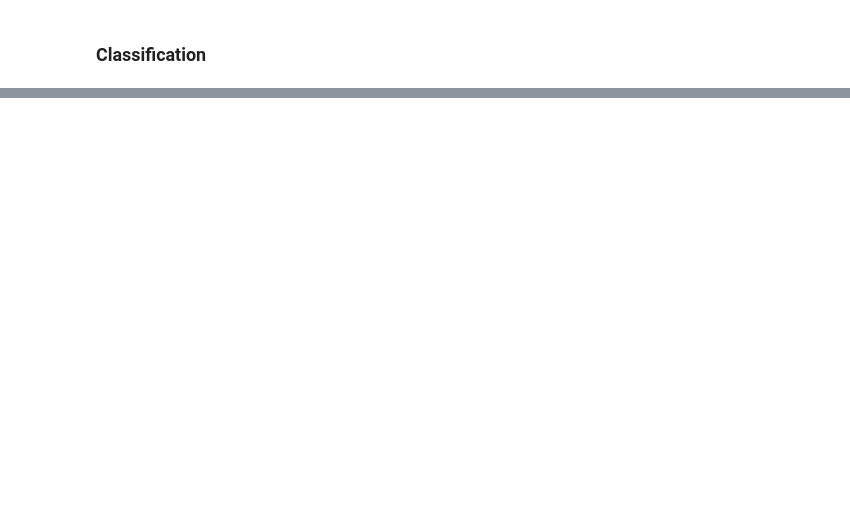
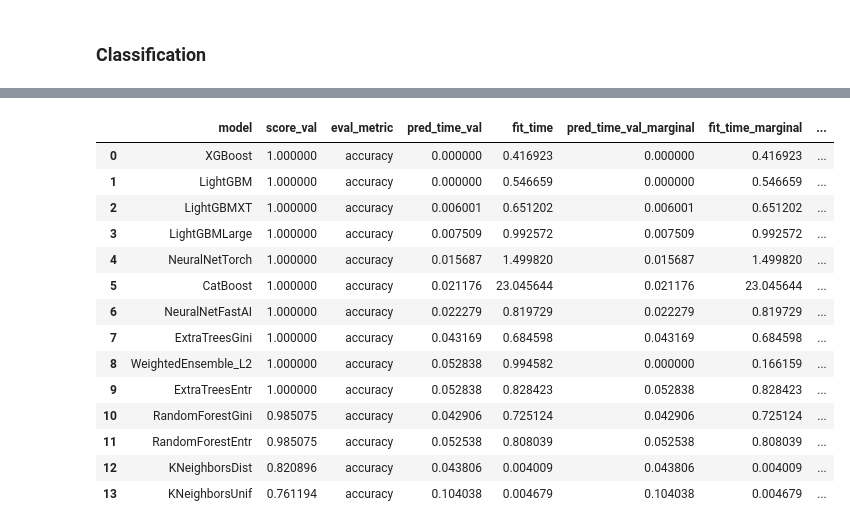
Before and after one commit to mosesyhc/de200-sp2024, a Jupyter notebook: _sources/lectures/10-data-modeling-details.ipynb, the cells around one changed output, grey strips where cells are left out. Saved outputs shown, nothing was run; the diff lists cells and outputs as text; code cells hidden in the pictures; blank space fills up the shorter version.

```diff
--- a/_sources/lectures/10-data-modeling-details.ipynb
+++ b/_sources/lectures/10-data-modeling-details.ipynb
@@ -307,2 +398,4 @@ penguins = penguins[~penguins.isna().any(axis='columns')]
 # %% [markdown]
 ### Classification
+# %%
+predictor_species = TabularPredictor(label='species').fit(train_data=penguins)
@@ -308,0 +420,18 @@ penguins = penguins[~penguins.isna().any(axis='columns')]
+# %%
+predictor_species.leaderboard()
+# %% [output]
+|  | model | score_val | eval_metric | pred_time_val | fit_time | pred_time_val_marginal | fit_time_marginal | ... |
+| 0 | XGBoost | 1.000000 | accuracy | 0.000000 | 0.416923 | 0.000000 | 0.416923 | ... |
+| 1 | LightGBM | 1.000000 | accuracy | 0.000000 | 0.546659 | 0.000000 | 0.546659 | ... |
+| 2 | LightGBMXT | 1.000000 | accuracy | 0.006001 | 0.651202 | 0.006001 | 0.651202 | ... |
+| 3 | LightGBMLarge | 1.000000 | accuracy | 0.007509 | 0.992572 | 0.007509 | 0.992572 | ... |
+| 4 | NeuralNetTorch | 1.000000 | accuracy | 0.015687 | 1.499820 | 0.015687 | 1.499820 | ... |
+| 5 | CatBoost | 1.000000 | accuracy | 0.021176 | 23.045644 | 0.021176 | 23.045644 | ... |
+| 6 | NeuralNetFastAI | 1.000000 | accuracy | 0.022279 | 0.819729 | 0.022279 | 0.819729 | ... |
+| 7 | ExtraTreesGini | 1.000000 | accuracy | 0.043169 | 0.684598 | 0.043169 | 0.684598 | ... |
+| 8 | WeightedEnsemble_L2 | 1.000000 | accuracy | 0.052838 | 0.994582 | 0.000000 | 0.166159 | ... |
+| 9 | ExtraTreesEntr | 1.000000 | accuracy | 0.052838 | 0.828423 | 0.052838 | 0.828423 | ... |
+| 10 | RandomForestGini | 0.985075 | accuracy | 0.042906 | 0.725124 | 0.042906 | 0.725124 | ... |
+| 11 | RandomForestEntr | 0.985075 | accuracy | 0.052538 | 0.808039 | 0.052538 | 0.808039 | ... |
+| 12 | KNeighborsDist | 0.820896 | accuracy | 0.043806 | 0.004009 | 0.043806 | 0.004009 | ... |
+| 13 | KNeighborsUnif | 0.761194 | accuracy | 0.104038 | 0.004679 | 0.104038 | 0.004679 | ... |
```
Also changed, not shown: parts of 9 cells of this notebook, 23 other files.
